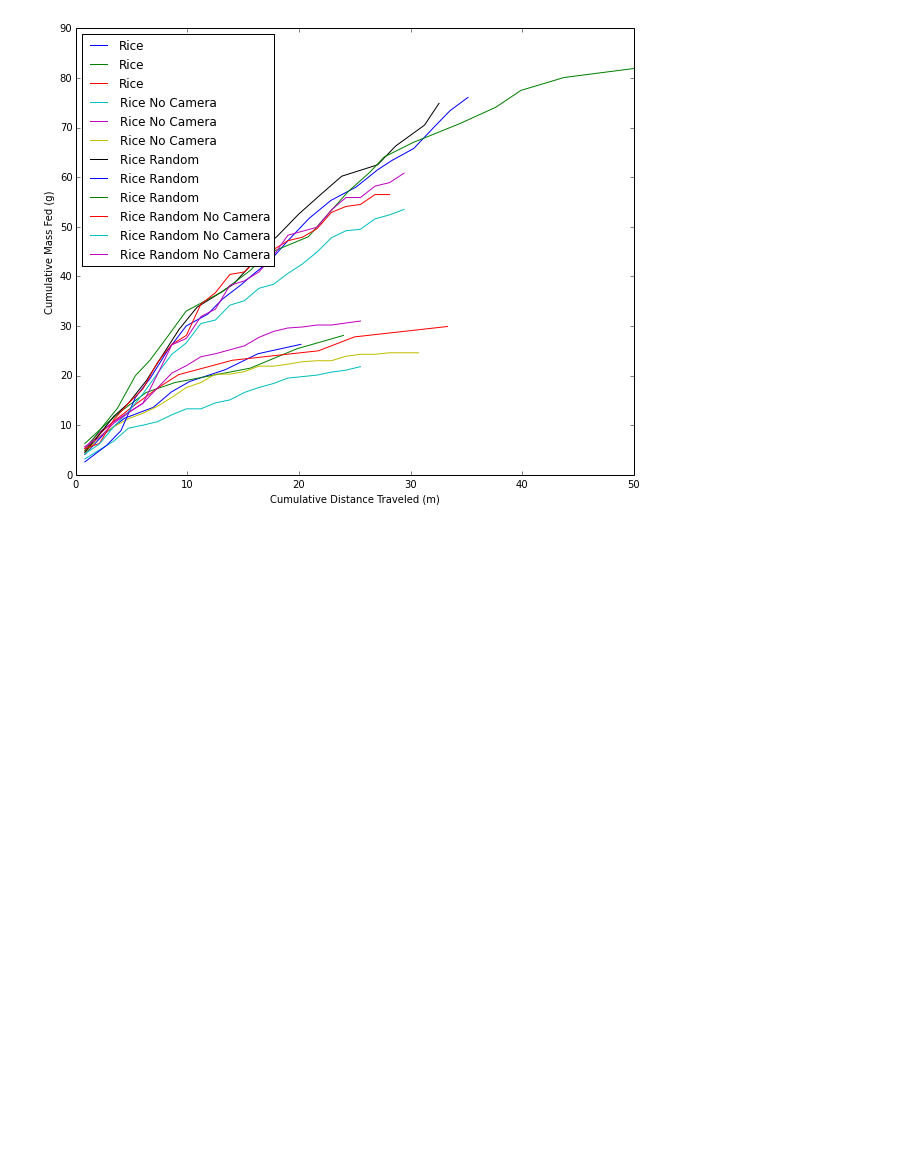
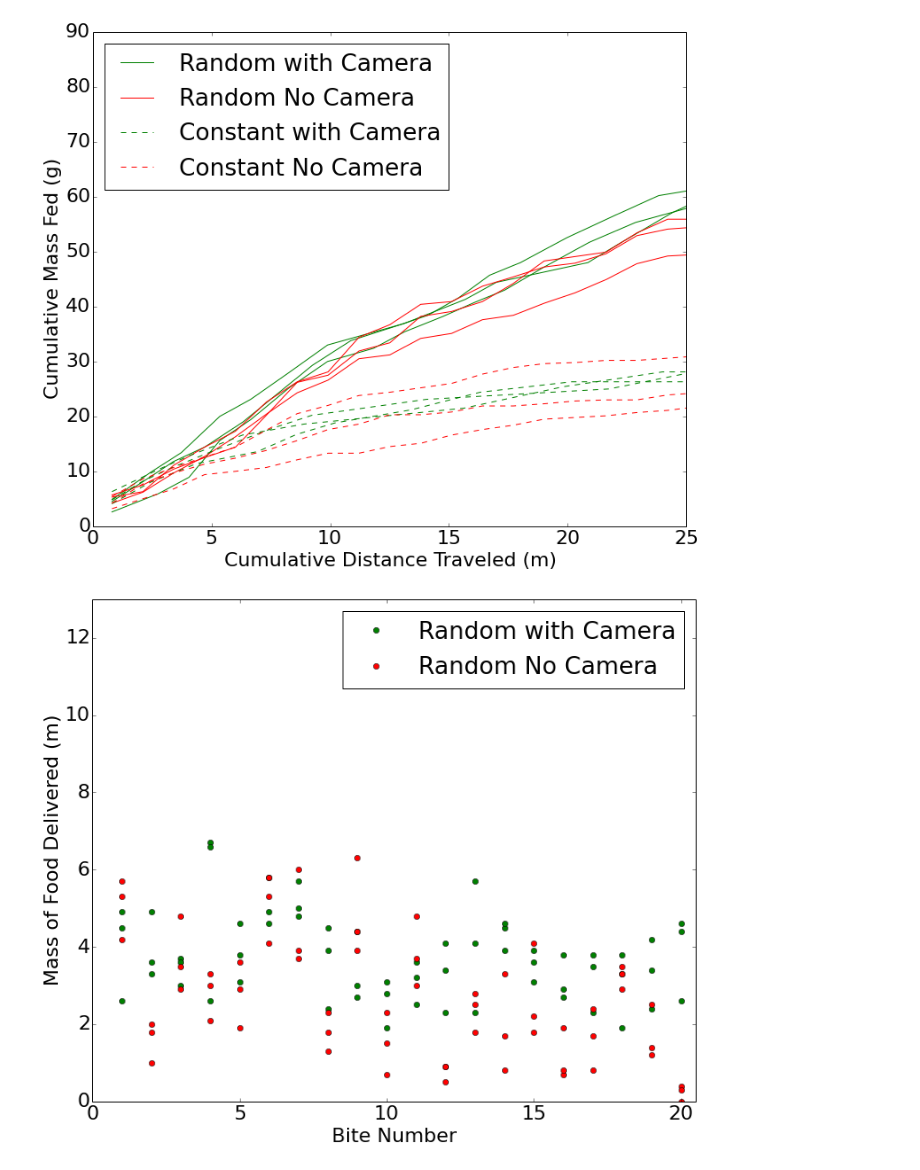
Before and after one commit to travers-rhodes/ada_tutorial, a Jupyter notebook: plots/MakePlots.ipynb, the cells around one changed output. Cells and saved outputs as stored; diff of their text form; code cells hidden in the pictures; blank space fills up the shorter version.

Commit message:
let's fill out paper :angel:

```diff
--- a/plots/MakePlots.ipynb
+++ b/plots/MakePlots.ipynb
@@ -41,37 +78,73 @@ plt.show()
 # %%
 %matplotlib inline
 import numpy as np
+import matplotlib
 import matplotlib.pyplot as plt
 
-file_names_labels = [("../final_results/nuts_constant_camera.txt", "Rice"),
-                     ("../final_results/nuts_constant_camera2.txt", "Rice"),
-                     ("../final_results/nuts_constant_camera3.txt", "Rice"),
-                    ("../final_results/nuts_constant_no_camera.txt", "Rice No Camera"),
-                    ("../final_results/nuts_constant_no_camera2.txt", "Rice No Camera"),
-                    ("../final_results/nuts_constant_no_camera3.txt", "Rice No Camera"),
-                    ("../final_results/nuts_random_with_camera.txt", "Rice Random"),
-                    ("../final_results/nuts_random_with_camera2.txt", "Rice Random"),
-                    ("../final_results/nuts_random_with_camera3.txt", "Rice Random"),
-                    ("../final_results/nuts_random_no_camera.txt", "Rice Random No Camera"),
-                    ("../final_results/nuts_random_no_camera2.txt", "Rice Random No Camera"),
-                    ("../final_results/nuts_random_no_camera3.txt", "Rice Random No Camera"),
+
+matplotlib.rcParams.update({'font.size': 22})
+file_names_labels = [
+                    ("../final_results/nuts_random_with_camera.txt", "Random with Camera", "g"),
+                    ("../final_results/nuts_random_with_camera2.txt", None, "g"),
+                    ("../final_results/nuts_random_with_camera3.txt", None, "g"),
+                    ("../final_results/nuts_random_no_camera.txt", "Random No Camera", "r"),
+                    ("../final_results/nuts_random_no_camera2.txt", None, "r"),
+                    ("../final_results/nuts_random_no_camera3.txt", None, "r"),
+                    ("../final_results/nuts_constant_camera.txt", "Constant with Camera", "g--"),
+                    ("../final_results/nuts_constant_camera2.txt", None, "g--"),
+                    ("../final_results/nuts_constant_camera3.txt", None, "g--"),
+                    ("../final_results/nuts_constant_no_camera.txt", "Constant No Camera", "r--"),
+                    ("../final_results/nuts_constant_no_camera2.txt", None, "r--"),
+                    ("../final_results/nuts_constant_no_camera3.txt", None, "r--"),
                     ]
 
 scoop_dist = 0.32
 # one direction to/from mouth
 mouth_dist = 0.49
 
-plt.figure(figsize=(10,8))
+plt.figure(figsize=(12,10))
 for nameAndLabel in file_names_labels:
   dat = np.loadtxt(nameAndLabel[0], delimiter=",", usecols = (0,1,2,3))
-  plt.plot(np.arange(dat.shape[0]) * 2 * mouth_dist + mouth_dist + dat[:,3] * scoop_dist, dat[:,1], label=nameAndLabel[1])
+  # fill since some ended with scoops and no dumps
+  dat = np.concatenate((dat,[[None, dat[-1,1], 100,100]]))
+  plt.plot(np.arange(dat.shape[0]) * 2 * mouth_dist + mouth_dist + dat[:,3] * scoop_dist,
+           dat[:,1],
+           nameAndLabel[2],
+           label=nameAndLabel[1])
 
 plt.legend(loc='upper left')
-plt.xlim((0,50))
+plt.xlim((0,25))
 plt.ylabel("Cumulative Mass Fed (g)")
 plt.xlabel("Cumulative Distance Traveled (m)")
 
-plt.show()
-#plt.savefig("ValueOfCameraFeedback")
+
+plt.savefig("NutsCumulativeMass")
+
+plt.figure(figsize=(12,10))
+format = "go"
+plt.xlim((0,20.5))
+plt.ylim((0,13))
+for i,nameAndLabel in enumerate(file_names_labels):
+  if i == 3:
+    format = "ro"
+  if i == 6:
+    break
+  dat = np.loadtxt(nameAndLabel[0], delimiter=",", usecols = (0,1,2,3))
+  scoop_masses = np.concatenate((dat[0:1,1], np.diff(dat[:,1])))
+  #print(scoop_masses.shape)
+  #print(dat.shape)
+  # fill since some ended with scoops and no dumps
+  #dat = np.concatenate((dat,[[None, dat[-1,1], 100,100]]))
+  plt.plot(np.arange(dat.shape[0]) + 1,
+           scoop_masses,
+           format,
+           label=nameAndLabel[1])
+
+plt.xlabel("Bite Number")
+plt.ylabel("Mass of Food Delivered (m)")
+plt.legend(loc='upper right')
+plt.legend(numpoints=1)
+plt.savefig("NutsScoopSizes")
 # %% [output]
-[figure, old version]
+[figure, new version]
+[figure, added]
```
Also changed, not shown: parts of 3 cells of this notebook, 5 other files.
